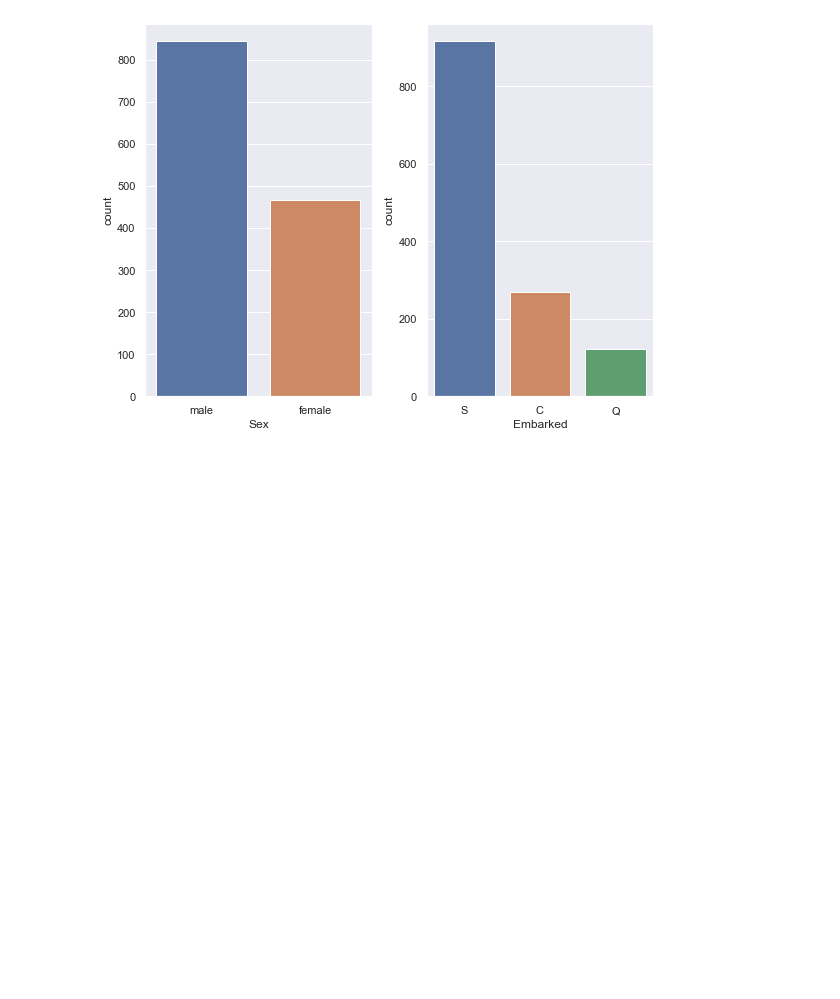
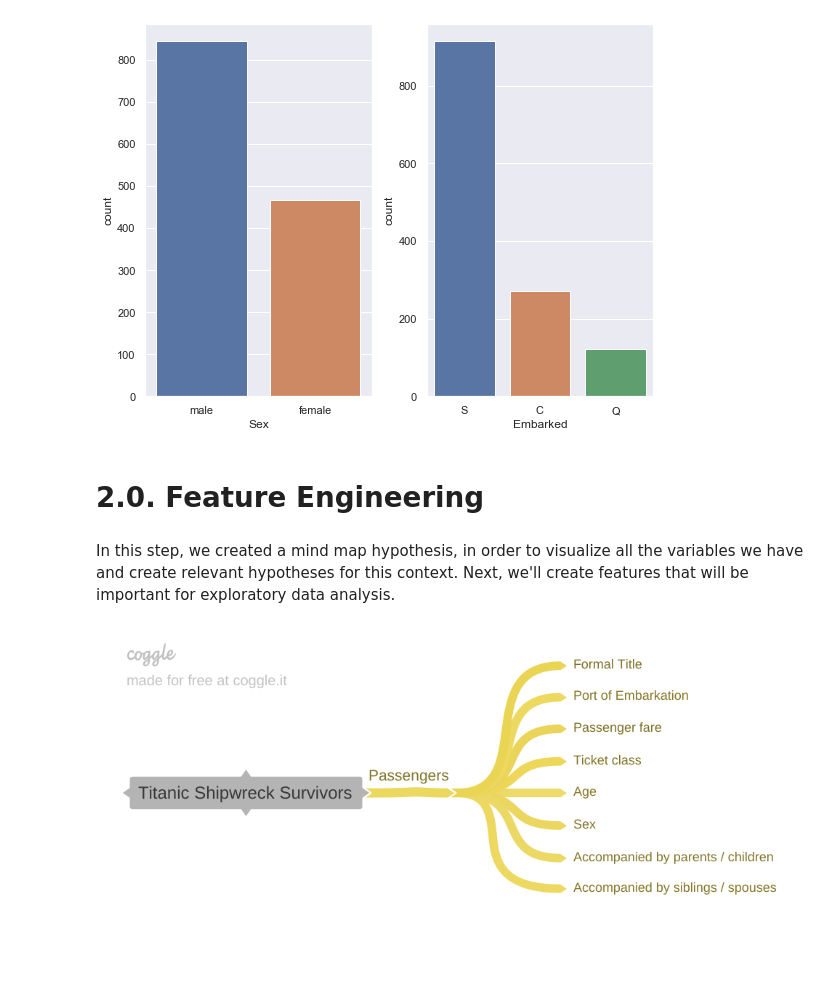
Before and after one commit to endhel/Prediction-of-the-Survivors-Titanic, a Jupyter notebook: Prediction-of-the-Survivors-Titanic.ipynb, the cells around one changed output. Cells and saved outputs as stored; diff of their text form; code cells hidden in the pictures; blank space fills up the shorter version.

```diff
--- a/Prediction-of-the-Survivors-Titanic.ipynb
+++ b/Prediction-of-the-Survivors-Titanic.ipynb
@@ -287,3 +307,5 @@ sns.countplot( x = cat_attributes['Embarked'], ax=ax[1] )
 plt.tight_layout()
 # %% [output]
 [figure]
+# %% [markdown]
+# 2.0. Feature Engineering
@@ -289,0 +314,6 @@ plt.tight_layout()
+# %% [markdown]
+In this step, we created a mind map hypothesis, in order to visualize all the variables we have and create relevant hypotheses for this context. Next, we'll create features that will be important for exploratory data analysis.
+# %%
+Image('img/Titanic_Shipwreck_Survivors.png')
+# %% [output]
+[figure, added]
```
Also changed, not shown: parts of 41 cells of this notebook, 1 other file.
